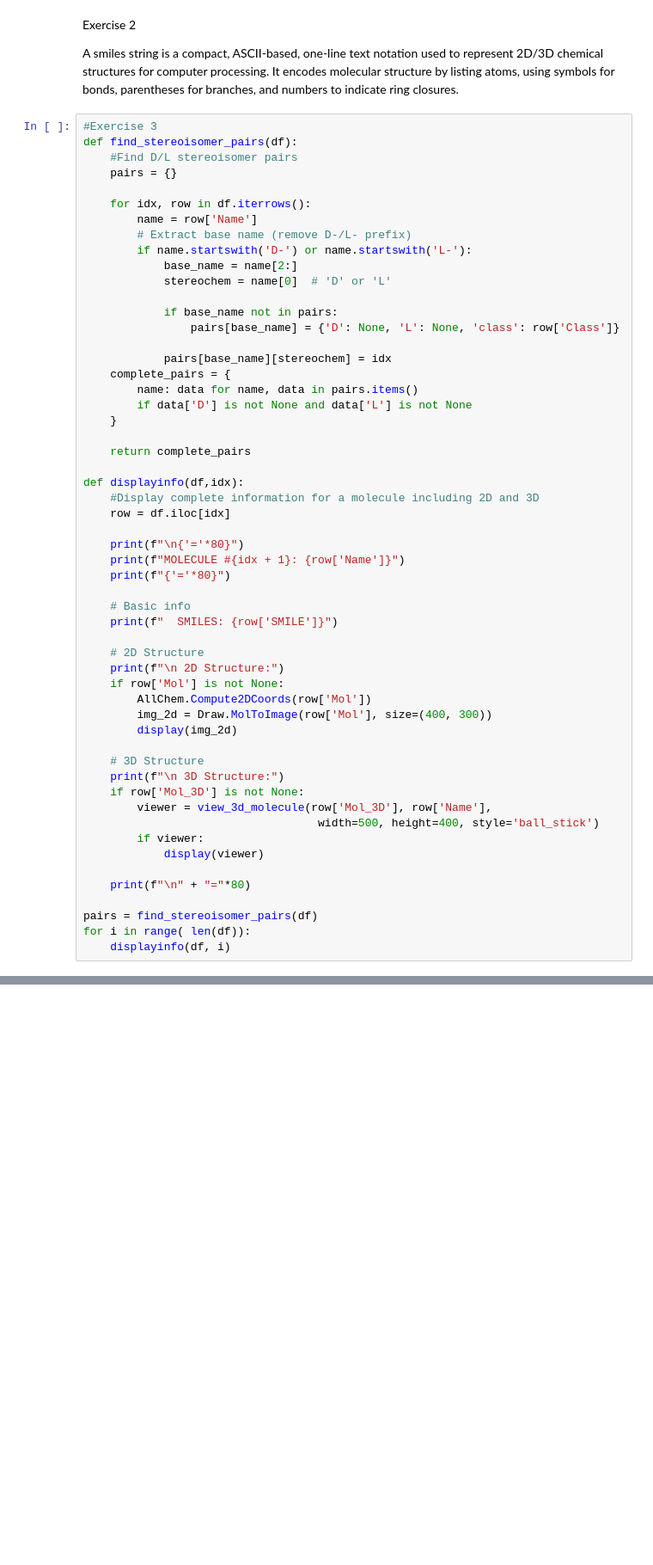
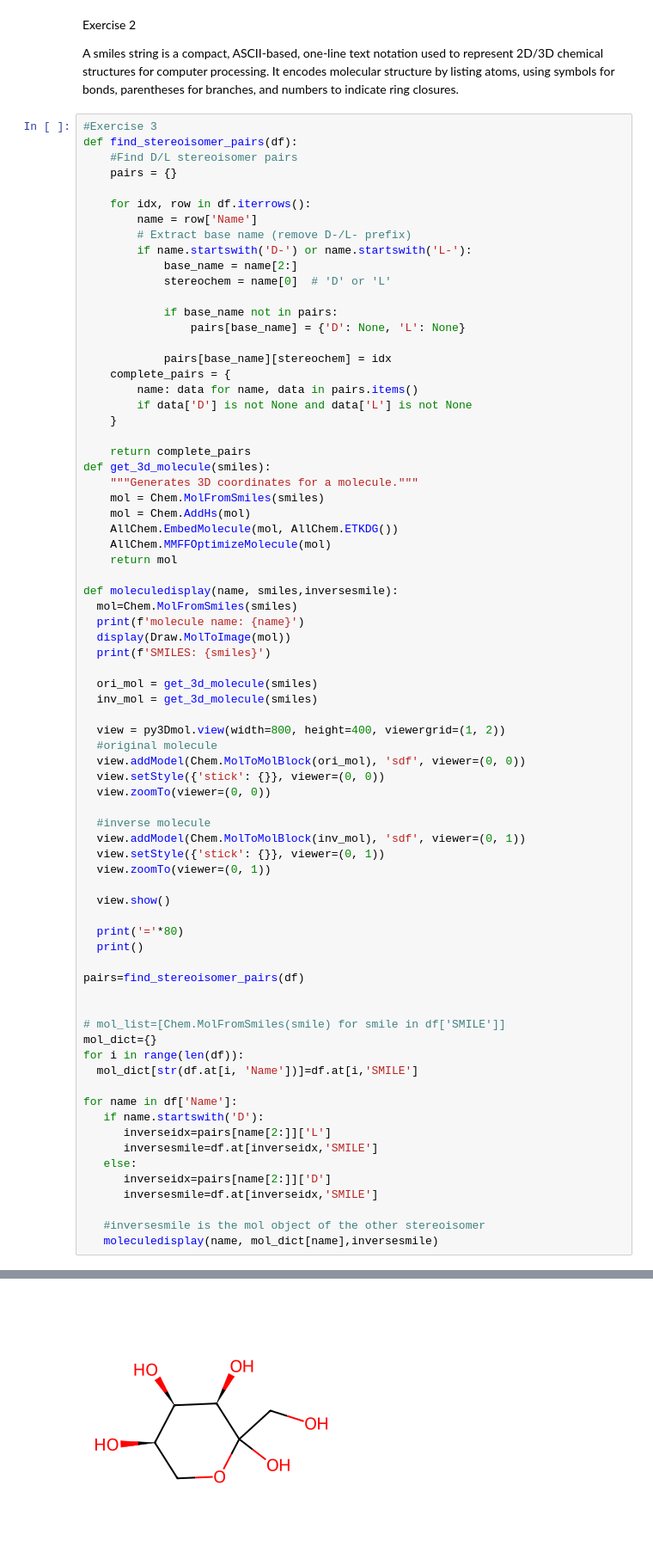
Before and after one commit to wiz124/chem169-git, a Jupyter notebook: Li_Harry_RID_012_code.ipynb, the cells around one changed output, grey strips where cells are left out. Shown at 86% size. Drawn from its saved outputs; the diff is of its cells as text; blank space fills up the shorter version.

```diff
--- a/Li_Harry_RID_012_code.ipynb
+++ b/Li_Harry_RID_012_code.ipynb
@@ -71,7 +71,7 @@ def find_stereoisomer_pairs(df):
             stereochem = name[0]  # 'D' or 'L'
 
             if base_name not in pairs:
-                pairs[base_name] = {'D': None, 'L': None, 'class': row['Class']}
+                pairs[base_name] = {'D': None, 'L': None}
 
             pairs[base_name][stereochem] = idx
     complete_pairs = {
@@ -80,36 +80,55 @@ def find_stereoisomer_pairs(df):
     }
 
     return complete_pairs
+def get_3d_molecule(smiles):
+    """Generates 3D coordinates for a molecule."""
+    mol = Chem.MolFromSmiles(smiles)
+    mol = Chem.AddHs(mol)
+    AllChem.EmbedMolecule(mol, AllChem.ETKDG())
+    AllChem.MMFFOptimizeMolecule(mol)
+    return mol
 
-def displayinfo(df,idx):
-    #Display complete information for a molecule including 2D and 3D
-    row = df.iloc[idx]
+def moleculedisplay(name, smiles,inversesmile):
+  mol=Chem.MolFromSmiles(smiles)
+  print(f'molecule name: {name}')
+  display(Draw.MolToImage(mol))
+  print(f'SMILES: {smiles}')
 
-    print(f"\n{'='*80}")
-    print(f"MOLECULE #{idx + 1}: {row['Name']}")
-    print(f"{'='*80}")
+  ori_mol = get_3d_molecule(smiles)
+  inv_mol = get_3d_molecule(smiles)
 
-    # Basic info
-    print(f"  SMILES: {row['SMILE']}")
+  view = py3Dmol.view(width=800, height=400, viewergrid=(1, 2))
+  #original molecule
+  view.addModel(Chem.MolToMolBlock(ori_mol), 'sdf', viewer=(0, 0))
+  view.setStyle({'stick': {}}, viewer=(0, 0))
+  view.zoomTo(viewer=(0, 0))
 
-    # 2D Structure
-    print(f"\n 2D Structure:")
-    if row['Mol'] is not None:
-        AllChem.Compute2DCoords(row['Mol'])
-        img_2d = Draw.MolToImage(row['Mol'], size=(400, 300))
-        display(img_2d)
+  #inverse molecule
+  view.addModel(Chem.MolToMolBlock(inv_mol), 'sdf', viewer=(0, 1))
+  view.setStyle({'stick': {}}, viewer=(0, 1))
+  view.zoomTo(viewer=(0, 1))
 
-    # 3D Structure
-    print(f"\n 3D Structure:")
-    if row['Mol_3D'] is not None:
-        viewer = view_3d_molecule(row['Mol_3D'], row['Name'],
-                                   width=500, height=400, style='ball_stick')
-        if viewer:
-            display(viewer)
+  view.show()
 
-    print(f"\n" + "="*80)
+  print('='*80)
+  print()
 
-pairs = find_stereoisomer_pairs(df)
-for i in range( len(df)):
-    displayinfo(df, i)
+pairs=find_stereoisomer_pairs(df)
+
+
+# mol_list=[Chem.MolFromSmiles(smile) for smile in df['SMILE']]
+mol_dict={}
+for i in range(len(df)):
+  mol_dict[str(df.at[i, 'Name'])]=df.at[i,'SMILE']
+
+for name in df['Name']:
+   if name.startswith('D'):
+      inverseidx=pairs[name[2:]]['L']
+      inversesmile=df.at[inverseidx,'SMILE']
+   else:
+      inverseidx=pairs[name[2:]]['D']
+      inversesmile=df.at[inverseidx,'SMILE']
+
+   #inversesmile is the mol object of the other stereoisomer
+   moleculedisplay(name, mol_dict[name],inversesmile)
 # %% [output]
@@ -121,0 +136 @@ MOLECULE #1: D-psicose
+[figure, added]
```
Also changed, not shown: parts of 1 cell of this notebook.
